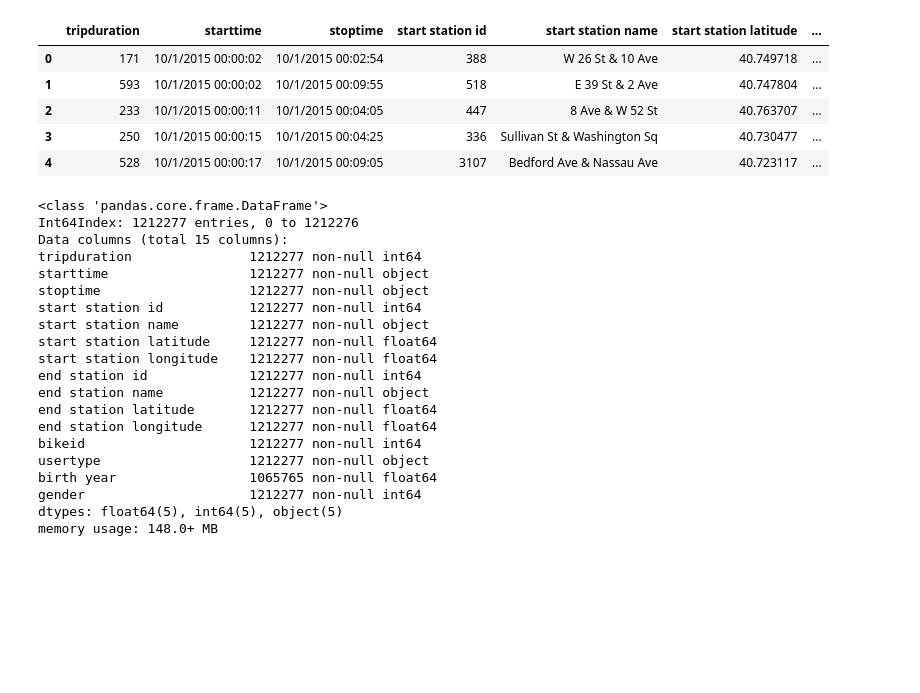
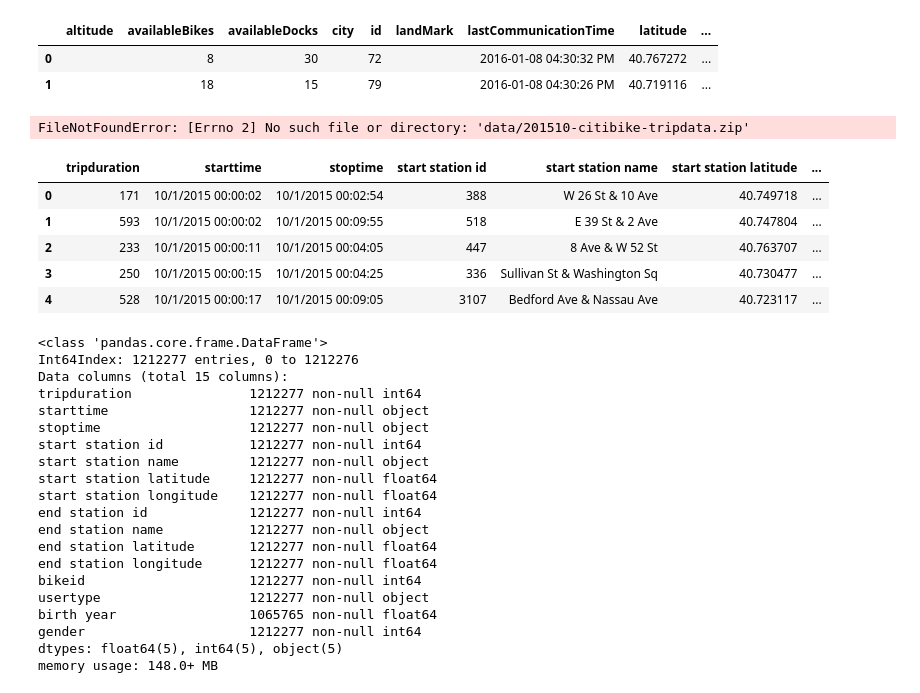
Before and after one commit to btq/citi_bike, a Jupyter notebook: CitiBike_01_Read_Explore.ipynb, the cells around one changed output. Cells and saved outputs as stored; diff of their text form; code cells hidden in the pictures; blank space fills up the shorter version.

Commit message:
Load station data, trip data,begin plots and stats

```diff
--- a/CitiBike_01_Read_Explore.ipynb
+++ b/CitiBike_01_Read_Explore.ipynb
@@ -6,0 +17,4 @@ import matplotlib.pyplot as plt
+# %%
+station_status_url = 'http://www.citibikenyc.com/stations/json'
+resp=requests.get(station_status_url)
+resp.json().keys()
@@ -7,8 +44,16 @@ import matplotlib.pyplot as plt
+# %%
+station_info = pd.DataFrame(resp.json()['stationBeanList'])
+station_info.head(2)
+# %% [output]
+|  | altitude | availableBikes | availableDocks | city | id | landMark | lastCommunicationTime | latitude | ... |
+| 0 |  | 8 | 30 |  | 72 |  | 2016-01-08 04:30:32 PM | 40.767272 | ... |
+| 1 |  | 18 | 15 |  | 79 |  | 2016-01-08 04:30:26 PM | 40.719116 | ... |
 # %%
 filename = 'data/201510-citibike-tripdata.zip'
 with zipfile.ZipFile(filename) as myzip:
     with myzip.open(myzip.namelist()[0]) as myfile:
-        cb_dat = pd.read_csv(myfile)
-        #print(myfile.readline())
-        #print(myfile.readline())
+        cb_trip_df = pd.read_csv(myfile)
+cb_trip_df.head(3)
+# %% [output]
+FileNotFoundError: [Errno 2] No such file or directory: 'data/201510-citibike-tripdata.zip'
 # %%
```
Also changed, not shown: parts of 5 cells of this notebook.
